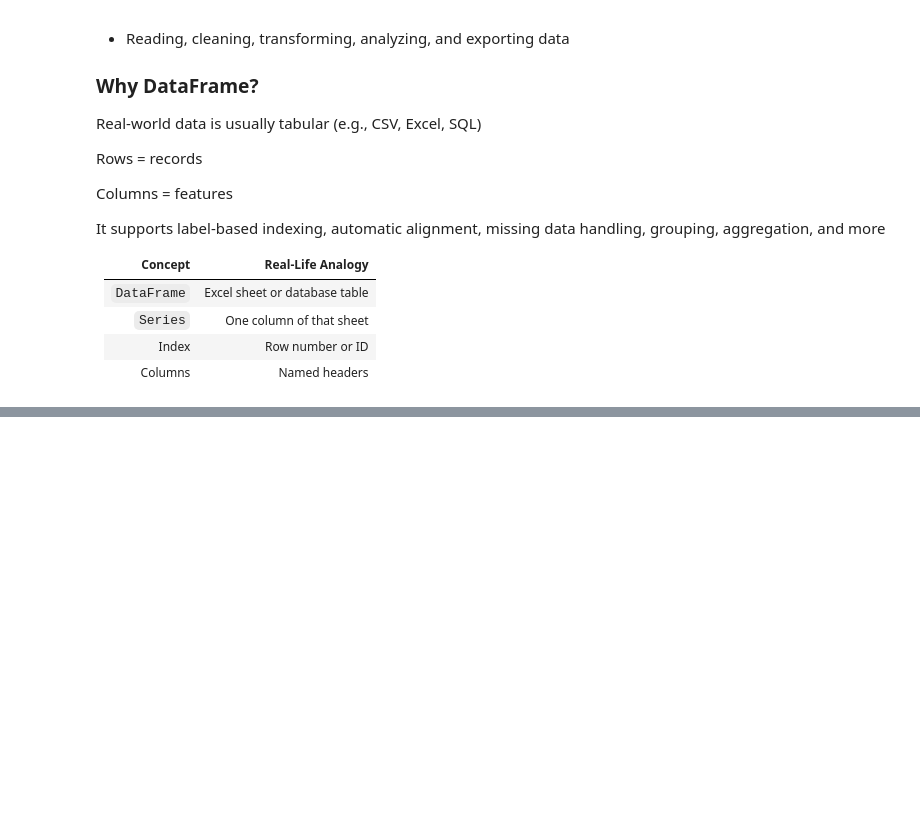
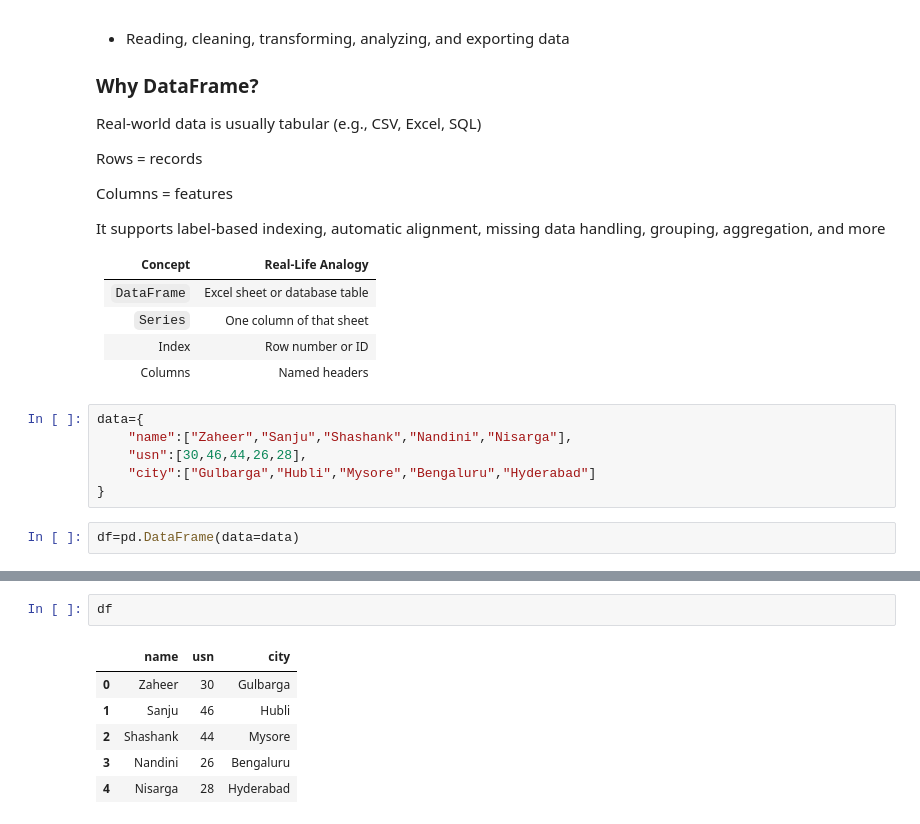
Before and after one commit to mdzaheerjk/Pandas, a Jupyter notebook: pandas.ipynb, the cells around one changed output, grey strips where cells are left out. Drawn from its saved outputs; the diff is of its cells as text; blank space fills up the shorter version.

```diff
--- a/pandas.ipynb
+++ b/pandas.ipynb
@@ -324,3 +324,11 @@ It supports label-based indexing, automatic alignment, missing data handling, gr
 | `Series`    | One column of that sheet      |
 | Index       | Row number or ID              |
 | Columns     | Named headers                 |
+# %%
+data={
+    "name":["Zaheer","Sanju","Shashank","Nandini","Nisarga"],
+    "usn":[30,46,44,26,28],
+    "city":["Gulbarga","Hubli","Mysore","Bengaluru","Hyderabad"]
+}
+# %%
+df=pd.DataFrame(data=data)
@@ -326,0 +344,9 @@ It supports label-based indexing, automatic alignment, missing data handling, gr
+# %%
+df
+# %% [output]
+|  | name | usn | city |
+| 0 | Zaheer | 30 | Gulbarga |
+| 1 | Sanju | 46 | Hubli |
+| 2 | Shashank | 44 | Mysore |
+| 3 | Nandini | 26 | Bengaluru |
+| 4 | Nisarga | 28 | Hyderabad |
```
Also changed, not shown: parts of 3 cells of this notebook.
